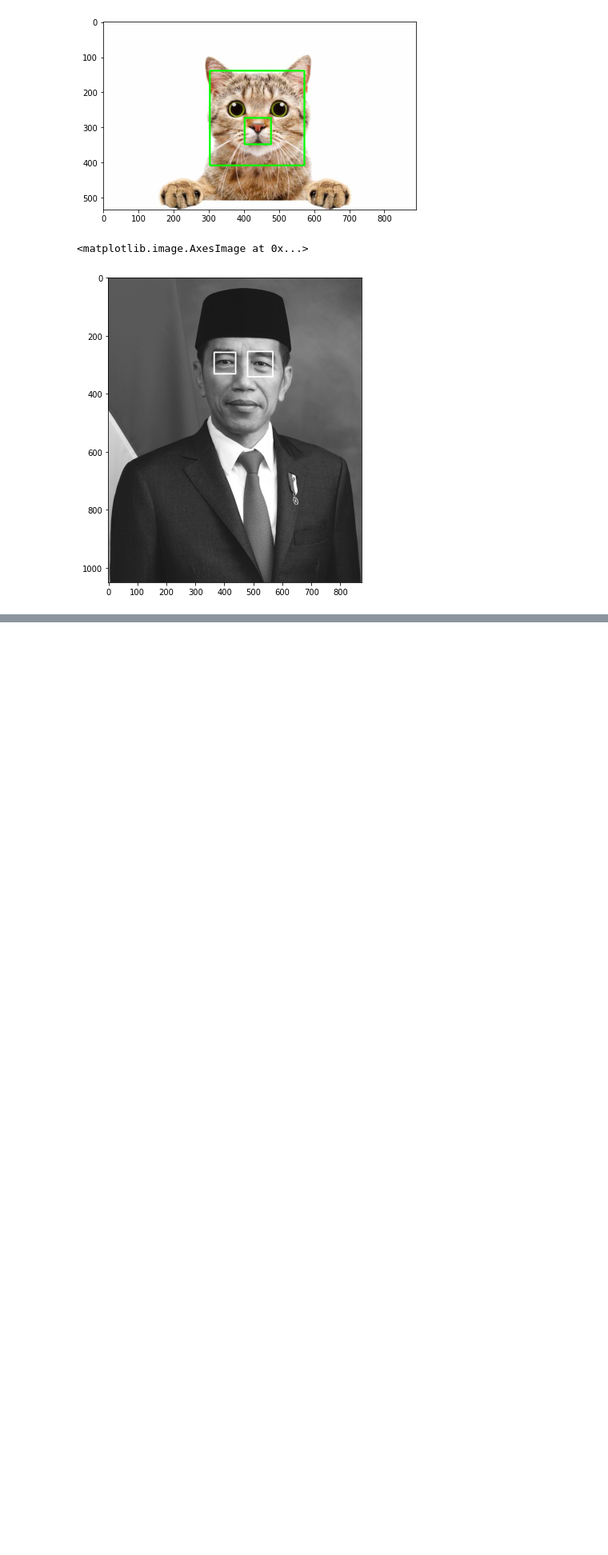
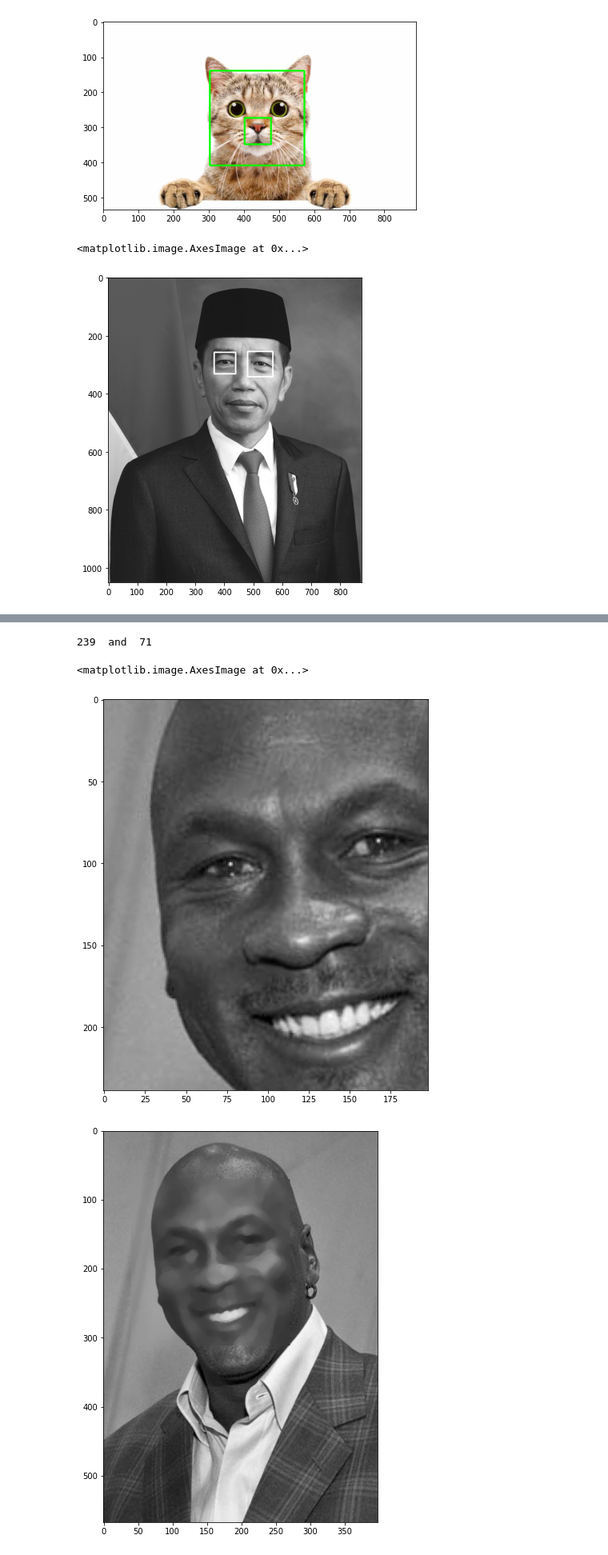
Before and after one commit to pazcalll/PCVK_Genap_2021, a Jupyter notebook: week12.ipynb, the cells around one changed output, grey strips where cells are left out. Shown at 80% size. Drawn from its saved outputs; the diff is of its cells as text; code cells hidden in the pictures; blank space fills up the shorter version.

```diff
--- a/week12.ipynb
+++ b/week12.ipynb
@@ -233,0 +459,43 @@ cv.VideoCapture(0)
+# %%
+image = cv.imread('/content/drve/MyDrive/PCVK/Images/mjordan.jpg')
+result_image = image.copy()
+result_image = cv.cvtColor(result_image, cv.COLOR_BGR2GRAY)
+
+face_cascade = cv.CascadeClassifier('/content/drve/MyDrive/PCVK/haarcascades/haarcascade_frontalface_alt.xml')
+
+#Preprocess the image
+grayimg = cv.cvtColor(image, cv.COLOR_BGR2GRAY)
+grayimg = cv.equalizeHist(grayimg)
+
+#Run the classifiers
+# faces = face_cascade.detectMultiScale(grayimg, 1.1, 2, 0|cv.CASCADE_SCALE_IMAGE, (30, 30))
+faces = face_cascade.detectMultiScale(grayimg)
+
+if len(faces) != 0:         # If there are faces in the images
+    for f in faces:         # For each face in the image
+
+        # Get the origin co-ordinates and the length and width till where the face extends
+        x, y, w, h = f
+
+        # check the face location
+        plt.figure(figsize=(9,9))
+        print(h,' and ',y)
+        plt.imshow(result_image[y:h+y, x:w], cmap='gray')
+
+        # get the selected face from the result_image
+        sub_face = result_image[y:y+h+2, x:x+w-9]
+        # apply a blur effect on this new face image
+        # sub_face = cv.GaussianBlur(sub_face,(23, 23), 30)
+        for z in range(15):
+          sub_face = cv.medianBlur(sub_face, 5)
+
+        # merge this blurry rectangle to our final image
+        result_image[y:y+sub_face.shape[0], x:x+sub_face.shape[1]] = sub_face
+
+plt.figure(figsize=(9,9))
+plt.imshow(result_image, cmap='gray')
+# %% [output]
+239  and  71
+<matplotlib.image.AxesImage at 0x...>
+[figure, added]
+[figure, added]
```
Also changed, not shown: parts of 7 cells of this notebook.
